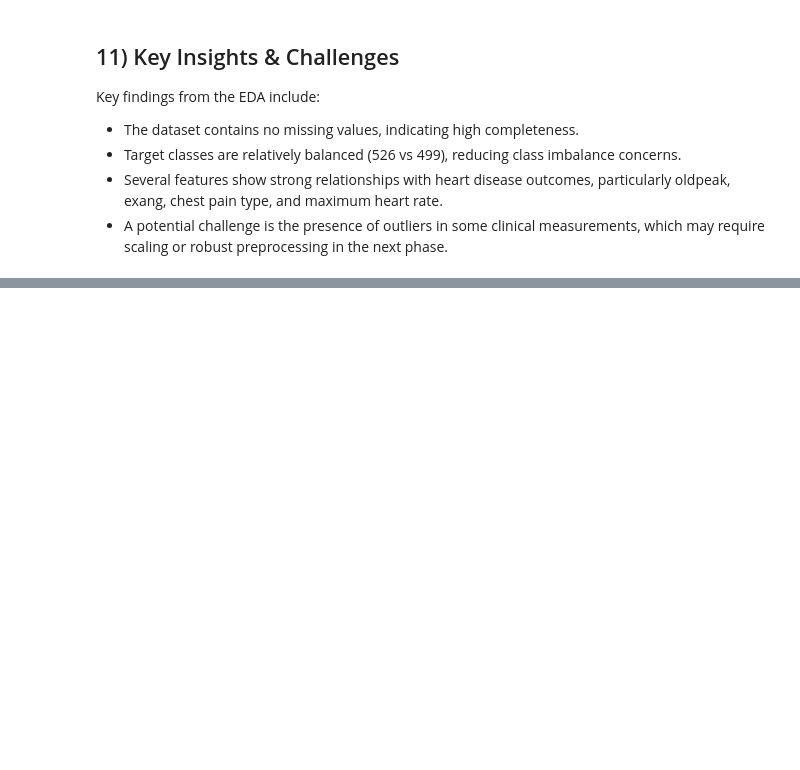
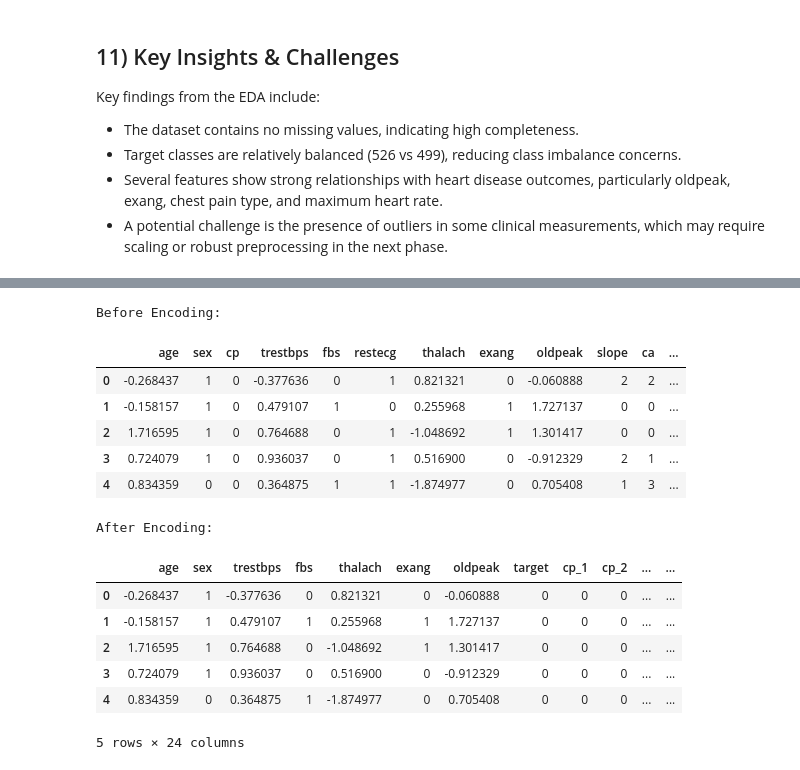
Before and after one commit to Janau00/SWE485-Project-Group9, a Jupyter notebook: Phase1_Data_Exploration.ipynb, the cells around one changed output, grey strips where cells are left out. Drawn from its saved outputs; the diff is of its cells as text; code cells hidden in the pictures; blank space fills up the shorter version.

Commit message:
data transformations scaling, discretization, one-hot encoding

```diff
--- a/Phase1_Data_Exploration.ipynb
+++ b/Phase1_Data_Exploration.ipynb
@@ -324,0 +383,2 @@ Key findings from the EDA include:
+# %%
+df = pd.read_excel(DATA_PATH)
@@ -324,0 +510,34 @@ Key findings from the EDA include:
+# %%
+import pandas as pd
+
+# Nominal and discretized categorical variables to encode
+categorical_vars = ['cp', 'restecg', 'slope', 'ca', 'thal', 'chol_category']
+
+print("Before Encoding:")
+display(df.head())
+
+# Apply one-hot encoding
+df = pd.get_dummies(df, columns=categorical_vars, drop_first=True)
+
+# Convert to 0/1
+bool_cols = df.select_dtypes(include='bool').columns
+df[bool_cols] = df[bool_cols].astype(int)
+
+print("\nAfter Encoding:")
+display(df.head())
+# %% [output]
+Before Encoding:
+|  | age | sex | cp | trestbps | fbs | restecg | thalach | exang | oldpeak | slope | ca | ... |
+| 0 | -0.268437 | 1 | 0 | -0.377636 | 0 | 1 | 0.821321 | 0 | -0.060888 | 2 | 2 | ... |
+| 1 | -0.158157 | 1 | 0 | 0.479107 | 1 | 0 | 0.255968 | 1 | 1.727137 | 0 | 0 | ... |
+| 2 | 1.716595 | 1 | 0 | 0.764688 | 0 | 1 | -1.048692 | 1 | 1.301417 | 0 | 0 | ... |
+| 3 | 0.724079 | 1 | 0 | 0.936037 | 0 | 1 | 0.516900 | 0 | -0.912329 | 2 | 1 | ... |
+| 4 | 0.834359 | 0 | 0 | 0.364875 | 1 | 1 | -1.874977 | 0 | 0.705408 | 1 | 3 | ... |
+After Encoding:
+|  | age | sex | trestbps | fbs | thalach | exang | oldpeak | target | cp_1 | cp_2 | ... | ... |
+| 0 | -0.268437 | 1 | -0.377636 | 0 | 0.821321 | 0 | -0.060888 | 0 | 0 | 0 | ... | ... |
+| 1 | -0.158157 | 1 | 0.479107 | 1 | 0.255968 | 1 | 1.727137 | 0 | 0 | 0 | ... | ... |
+| 2 | 1.716595 | 1 | 0.764688 | 0 | -1.048692 | 1 | 1.301417 | 0 | 0 | 0 | ... | ... |
+| 3 | 0.724079 | 1 | 0.936037 | 0 | 0.516900 | 0 | -0.912329 | 0 | 0 | 0 | ... | ... |
+| 4 | 0.834359 | 0 | 0.364875 | 1 | -1.874977 | 0 | 0.705408 | 0 | 0 | 0 | ... | ... |
+5 rows × 24 columns
```
Also changed, not shown: parts of 9 cells of this notebook, 1 other file.
